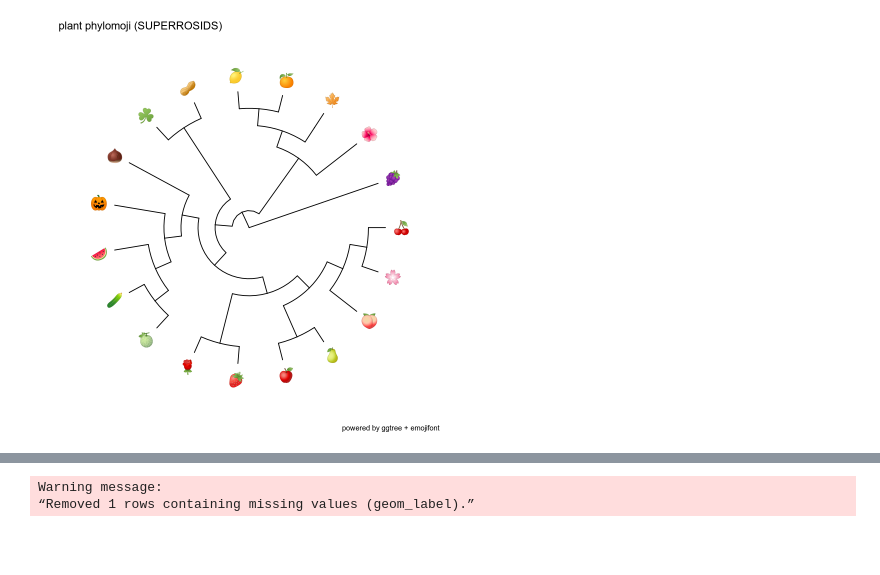
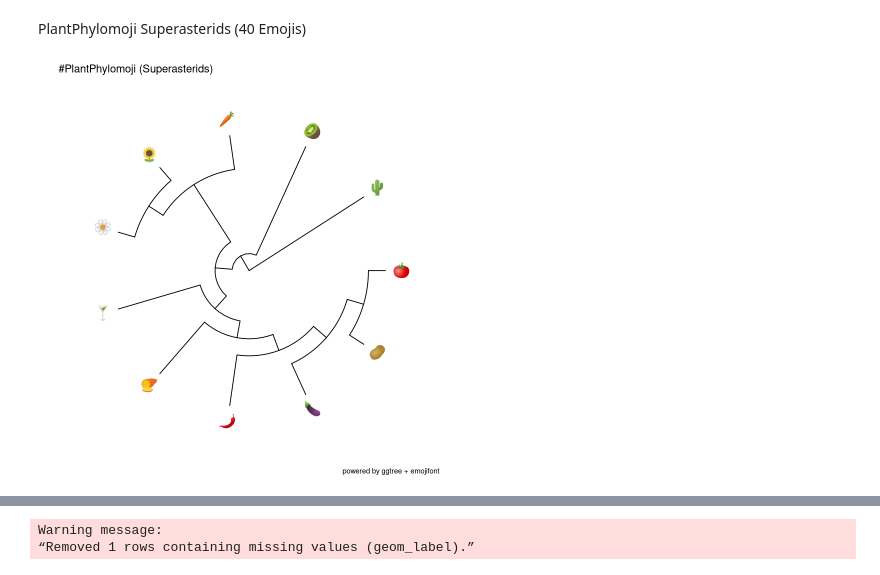
Before and after one commit to ghuertaramos/PlantPhylomoji, a Jupyter notebook: PlantPhylomoji.ipynb, the cells around one changed output, grey strips where cells are left out. Saved outputs shown, nothing was run; the diff lists cells and outputs as text; code cells hidden in the pictures; blank space fills up the shorter version.

```diff
--- a/PlantPhylomoji.ipynb
+++ b/PlantPhylomoji.ipynb
@@ -73,9 +114,8 @@ ggtree(x, layout="circular") +
+# %% [markdown]
+PlantPhylomoji Superasterids (40 Emojis)
 # %%
-# Example of subset "superrosids"
-x <- read.tree(text=superrosids)
-
-ggtree(x, layout="circular") +
+ggtree(superasterids.tree, layout="circular") +
   geom_tiplab(aes(color=label), parse='emoji', size=6, vjust=0.5, hjust = 0.5, offset = 0.9) +
-  labs(title="plant phylomoji (SUPERROSIDS)", caption="powered by ggtree + emojifont")
+  labs(title="#PlantPhylomoji (Superasterids)", caption="powered by ggtree + emojifont")
 # %% [output]
-[figure, old version]
+[figure, new version]
```
Also changed, not shown: parts of 24 cells of this notebook, 4 other files.
